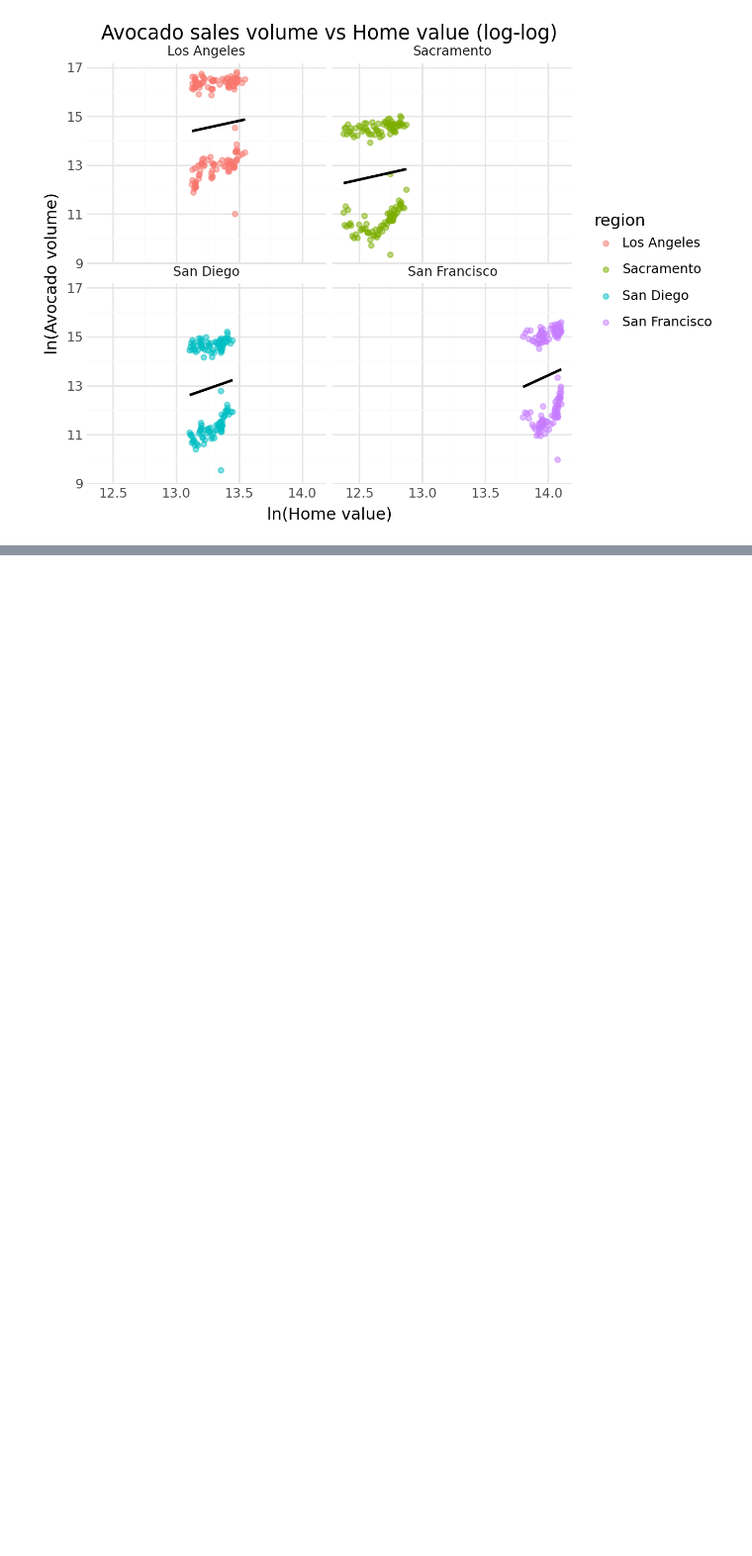
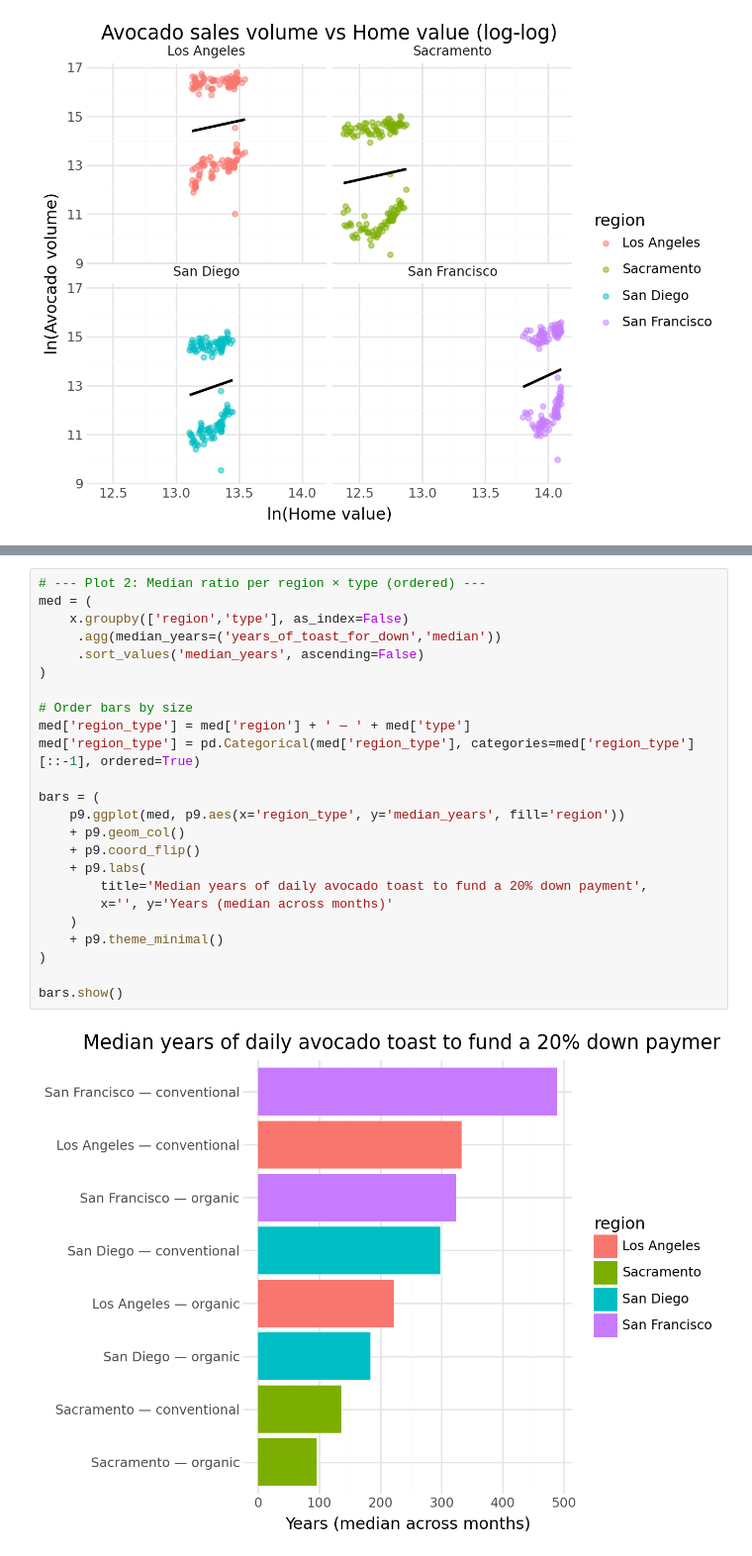
Before and after one commit to NavSanya/GSB544_Projects, a Jupyter notebook: Week2/Lab 2/Lab2.ipynb, the cells around one changed output, grey strips where cells are left out. Shown at 99% size. Cells and saved outputs as stored; diff of their text form; blank space fills up the shorter version.

```diff
--- a/Week2/Lab 2/Lab2.ipynb
+++ b/Week2/Lab 2/Lab2.ipynb
@@ -533,0 +667,26 @@ plot2.show()
+# %%
+# --- Plot 2: Median ratio per region × type (ordered) ---
+med = (
+    x.groupby(['region','type'], as_index=False)
+     .agg(median_years=('years_of_toast_for_down','median'))
+     .sort_values('median_years', ascending=False)
+)
+
+# Order bars by size
+med['region_type'] = med['region'] + ' — ' + med['type']
+med['region_type'] = pd.Categorical(med['region_type'], categories=med['region_type'][::-1], ordered=True)
+
+bars = (
+    p9.ggplot(med, p9.aes(x='region_type', y='median_years', fill='region'))
+    + p9.geom_col()
+    + p9.coord_flip()
+    + p9.labs(
+        title='Median years of daily avocado toast to fund a 20% down payment',
+        x='', y='Years (median across months)'
+    )
+    + p9.theme_minimal()
+)
+
+bars.show()
+# %% [output]
+[figure, added]
```
Also changed, not shown: parts of 9 cells of this notebook, 1 other file.
